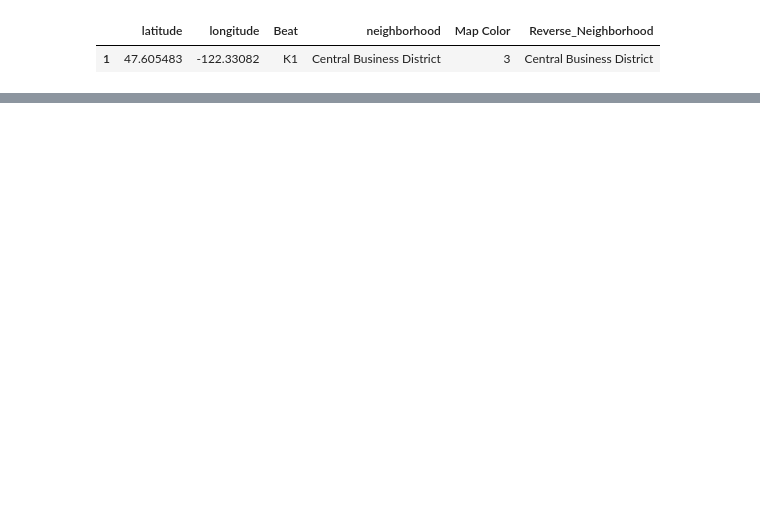
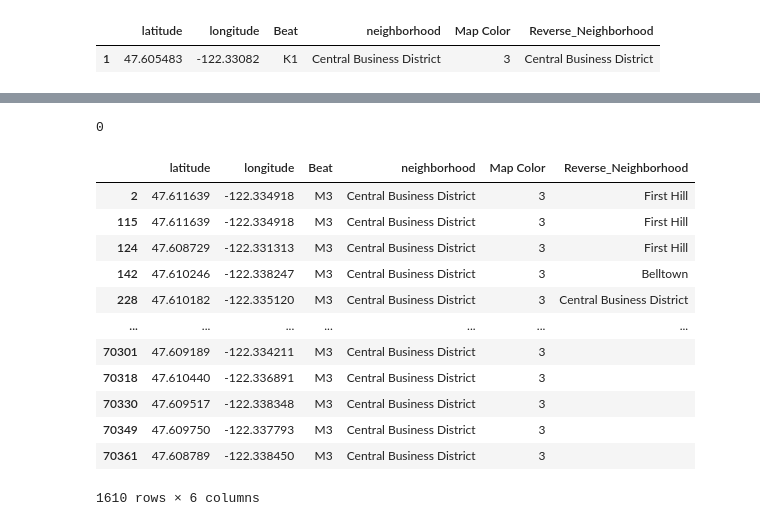
Before and after one commit to manifolded/aggregate-seattle, a Jupyter notebook: Seattle AirBnB Exploration.ipynb, the cells around one changed output, grey strips where cells are left out. Cells and saved outputs as stored; diff of their text form; code cells hidden in the pictures; blank space fills up the shorter version.

```diff
--- a/Seattle AirBnB Exploration.ipynb
+++ b/Seattle AirBnB Exploration.ipynb
@@ -713,0 +745,20 @@ sample_df
+# %%
+(~lat_long_pd['neighborhood'].isin(crude_mapping.values())).sum()
+# %% [output]
+0
+# %%
+lat_long_pd[lat_long_pd['Beat']=='M3']
+# %% [output]
+|  | latitude | longitude | Beat | neighborhood | Map Color | Reverse_Neighborhood |
+| 2 | 47.611639 | -122.334918 | M3 | Central Business District | 3 | First Hill |
+| 115 | 47.611639 | -122.334918 | M3 | Central Business District | 3 | First Hill |
+| 124 | 47.608729 | -122.331313 | M3 | Central Business District | 3 | First Hill |
+| 142 | 47.610246 | -122.338247 | M3 | Central Business District | 3 | Belltown |
+| 228 | 47.610182 | -122.335120 | M3 | Central Business District | 3 | Central Business District |
+| ... | ... | ... | ... | ... | ... | ... |
+| 70301 | 47.609189 | -122.334211 | M3 | Central Business District | 3 |  |
+| 70318 | 47.610440 | -122.336891 | M3 | Central Business District | 3 |  |
+| 70330 | 47.609517 | -122.338348 | M3 | Central Business District | 3 |  |
+| 70349 | 47.609750 | -122.337793 | M3 | Central Business District | 3 |  |
+| 70361 | 47.608789 | -122.338450 | M3 | Central Business District | 3 |  |
+1610 rows × 6 columns
```
Also changed, not shown: parts of 28 cells of this notebook.
